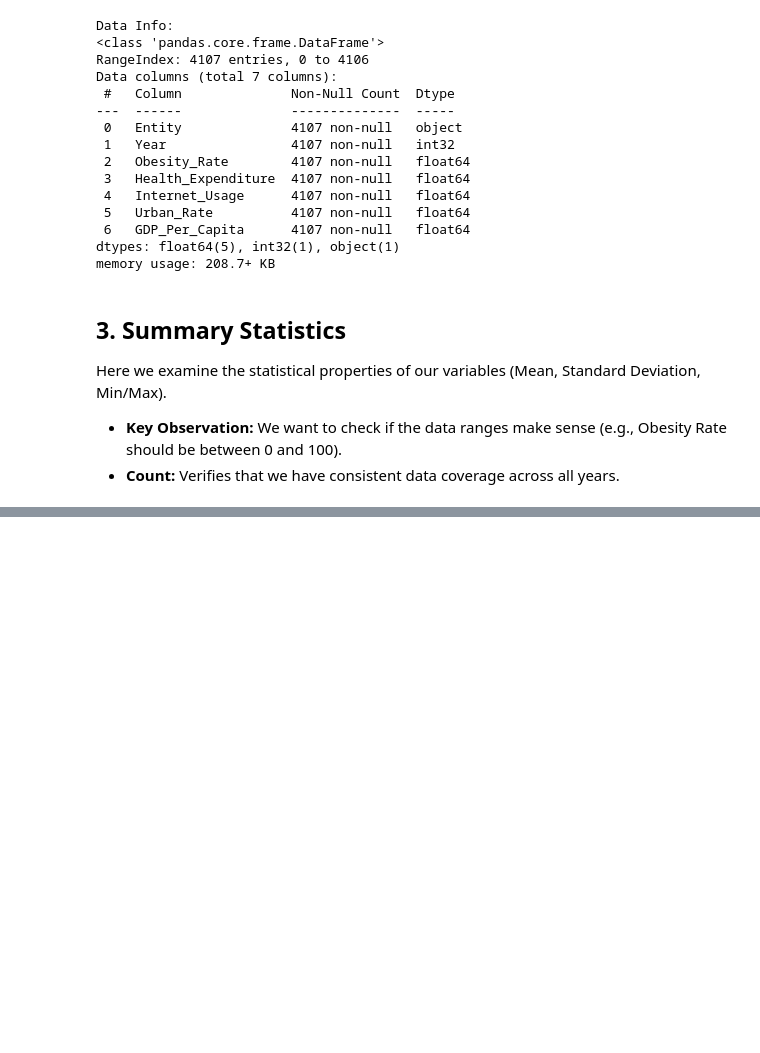
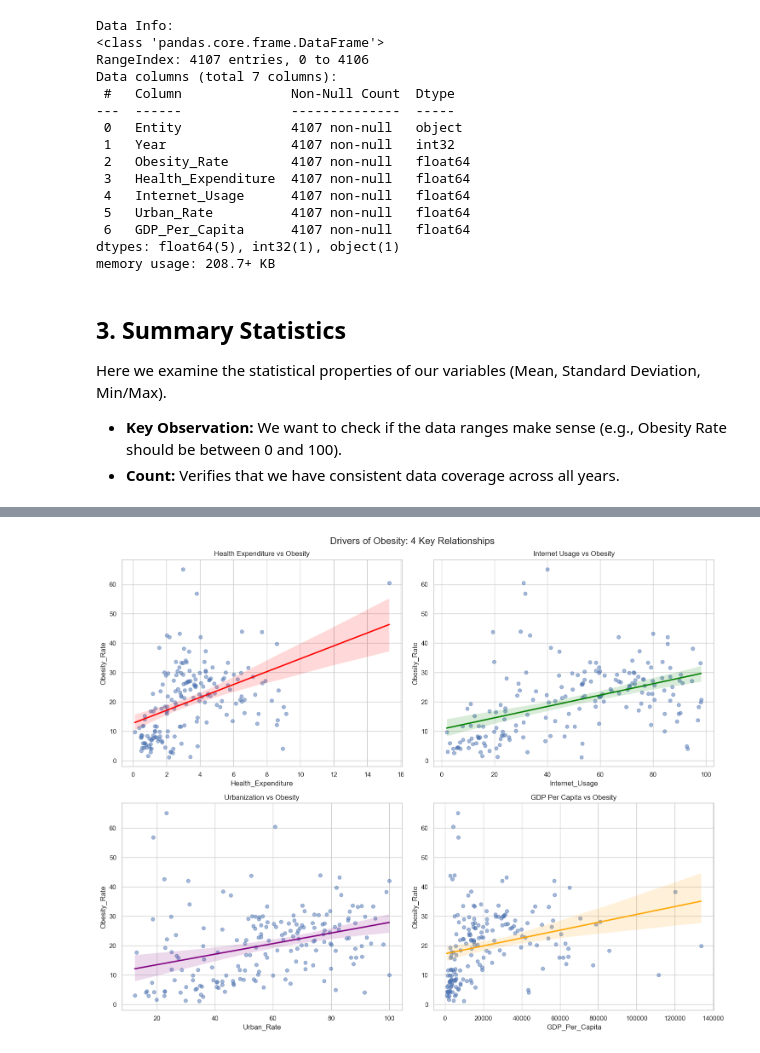
Before and after one commit to sberkayuguz/dsa-210-project, a Jupyter notebook: eda.ipynb, the cells around one changed output, grey strips where cells are left out. Cells and saved outputs as stored; diff of their text form; code cells hidden in the pictures; blank space fills up the shorter version.

```diff
--- a/eda.ipynb
+++ b/eda.ipynb
@@ -129,0 +157,29 @@ Summary Statistics:
+# %%
+# subplots
+fig, axes = plt.subplots(2, 2, figsize=(15, 12))
+fig.suptitle('Drivers of Obesity: 4 Key Relationships', fontsize=16)
+
+# Plot 1: Health Expenditure
+sns.regplot(ax=axes[0, 0], data=df_2016, x='Health_Expenditure', y='Obesity_Rate',
+            scatter_kws={'alpha':0.5}, line_kws={'color':'red'})
+axes[0, 0].set_title('Health Expenditure vs Obesity')
+
+# Plot 2: Internet Usage
+sns.regplot(ax=axes[0, 1], data=df_2016, x='Internet_Usage', y='Obesity_Rate',
+            scatter_kws={'alpha':0.5}, line_kws={'color':'green'})
+axes[0, 1].set_title('Internet Usage vs Obesity')
+
+# Plot 3: Urbanization
+sns.regplot(ax=axes[1, 0], data=df_2016, x='Urban_Rate', y='Obesity_Rate',
+            scatter_kws={'alpha':0.5}, line_kws={'color':'purple'})
+axes[1, 0].set_title('Urbanization vs Obesity')
+
+# Plot 4: GDP Per Capita
+sns.regplot(ax=axes[1, 1], data=df_2016, x='GDP_Per_Capita', y='Obesity_Rate',
+            scatter_kws={'alpha':0.5}, line_kws={'color':'orange'})
+axes[1, 1].set_title('GDP Per Capita vs Obesity')
+
+plt.tight_layout()
+plt.show()
+# %% [output]
+[figure, added]
```
Also changed, not shown: parts of 5 cells of this notebook.
